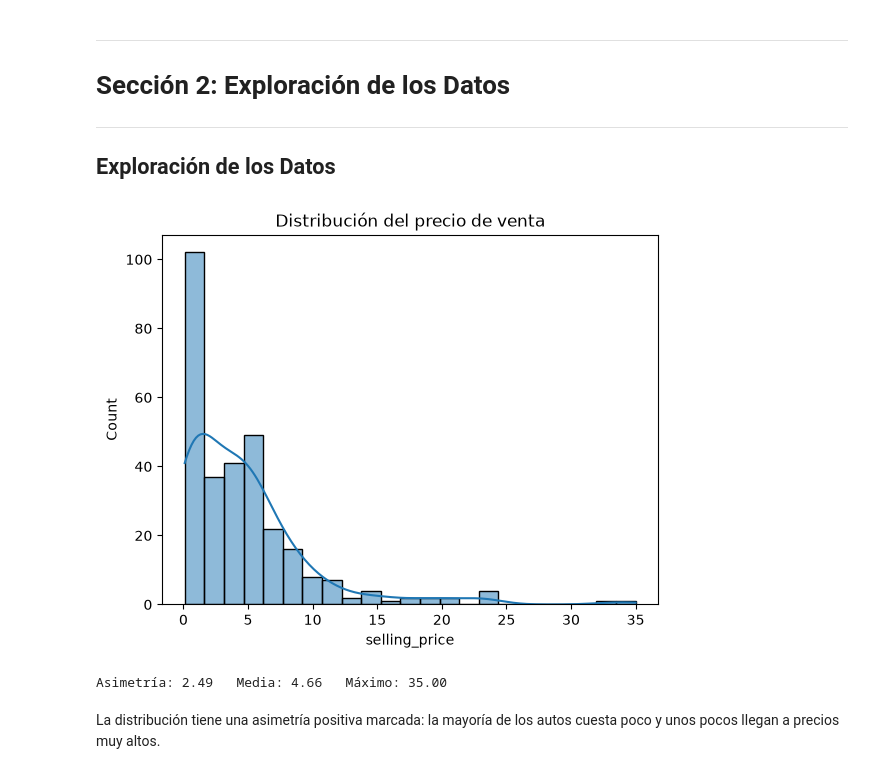
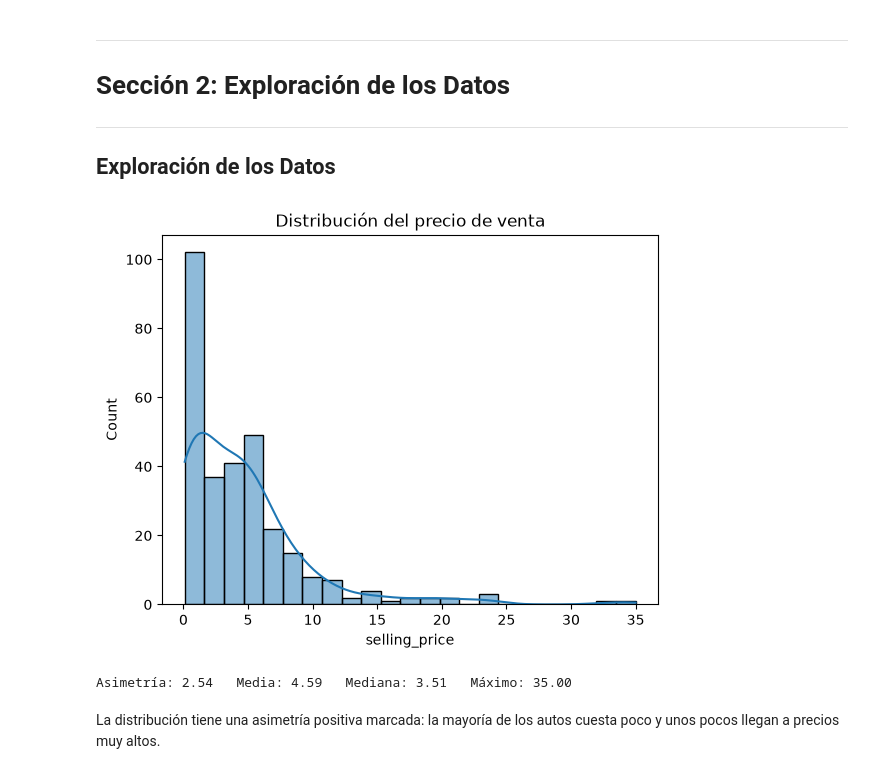
Before and after one commit to KennyRoDi/jarvis-tec, a Jupyter notebook: backend/features/modelo_02_autos/notebook.ipynb, the cells around one changed output. Drawn from its saved outputs; the diff is of its cells as text; code cells hidden in the pictures.

```diff
--- a/backend/features/modelo_02_autos/notebook.ipynb
+++ b/backend/features/modelo_02_autos/notebook.ipynb
@@ -162,6 +149,8 @@ Nombres de auto distintos: 98 en 301 filas
 # %%
-df = datos.copy()
+df = datos.drop(columns=["Car_Name"]).drop_duplicates().reset_index(drop=True)
 df.columns = [c.lower() for c in df.columns]
-df = df.drop(columns=["car_name"])
+print("Quedan", len(df), "autos")
+print("Combustible:", df["fuel_type"].value_counts().to_dict())
+print("Dueños anteriores:", df["owner"].value_counts().sort_index().to_dict())
 df.head()
 # %% [output]
@@ -180,15 +187,16 @@ df.head()
 # %%
 OBJETIVO = "selling_price"
 NUMERICAS = ["year", "present_price", "kms_driven", "owner"]
 CATEGORICAS = ["fuel_type", "seller_type", "transmission"]
+VARIABLES = NUMERICAS + CATEGORICAS
 
 sns.histplot(df[OBJETIVO], kde=True)
 plt.title("Distribución del precio de venta")
 plt.show()
-print("Asimetría: %.2f   Media: %.2f   Máximo: %.2f" % (df[OBJETIVO].skew(), df[OBJETIVO].mean(), df[OBJETIVO].max()))
+print("Asimetría: %.2f   Media: %.2f   Mediana: %.2f   Máximo: %.2f" % (df[OBJETIVO].skew(), df[OBJETIVO].mean(), df[OBJETIVO].median(), df[OBJETIVO].max()))
 # %% [output]
-[figure, old version]
+[figure, new version]
-Asimetría: 2.49   Media: 4.66   Máximo: 35.00
+Asimetría: 2.54   Media: 4.59   Mediana: 3.51   Máximo: 35.00
 # %% [markdown]
 La distribución tiene una asimetría positiva marcada: la mayoría de los autos cuesta poco y unos pocos llegan a precios muy altos.
 # %%
```
Also changed, not shown: parts of 42 cells of this notebook, 4 other files.
